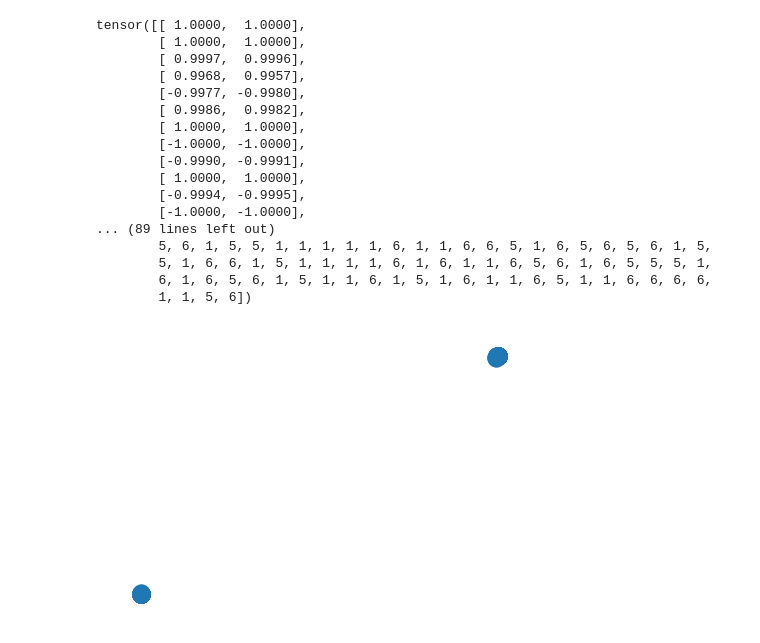
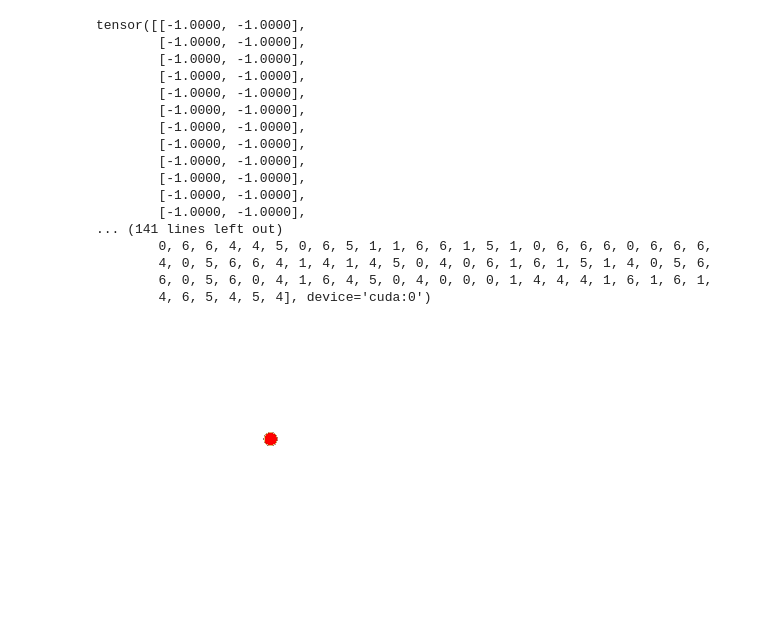
Before and after one commit to wzjoriv/Lign, a Jupyter notebook: LIGN.ipynb, the cells around one changed output. Cells and saved outputs as stored; diff of their text form; code cells hidden in the pictures; blank space fills up the shorter version.

```diff
--- a/LIGN.ipynb
+++ b/LIGN.ipynb
@@ -125,19 +126,31 @@ m_reduce_func = fn.sum(msg='m', out='h')
 ########### Create Model ############
 
 #constant parameters
-DIST_VEC_SIZE = 10
-NUMBER_OF_LABELS = 7
+DIST_VEC_SIZE = 2
+NUMBER_OF_LABELS = th.unique(ds_g.ndata["t_labels"]).size(0)
+k_NEIGHBOR = 1
 
 model = LIGN(ds_features.size()[1], DIST_VEC_SIZE).to(device)
-knn = KNeighborsClassifier(n_neighbors=3)
+knn = KNeighborsClassifier(n_neighbors=k_NEIGHBOR)
 opt = th.optim.Adam(model.parameters(), lr=1e-3)# only run once
 # %%
 #training
 
-train_g = ds_g.subgraph(ds_g.nodes()[:int(len(ds_g) * .80)])#80 percent of all the nodes
+train_g = ds_g.subgraph(ds_g.nodes()[:int(len(ds_g) * 1)])#800 percent of all the nodes
 test_g = ds_g.subgraph(ds_g.nodes()[int(len(ds_g) * .80):]) #20 percent labeled nodes for knn
 train_g.copy_from_parent()
 test_g.copy_from_parent()
+
+#both dataset should include all labels
+while th.unique(train_g.ndata["t_labels"]).size(0) != th.unique(test_g.ndata["t_labels"]).size(0):
+    c=th.randperm(len(ds_g.nodes())) #shuffle
+    ds_g.nodes =ds_g.nodes()[c]
+
+    train_g = ds_g.subgraph(ds_g.nodes()[:int(len(ds_g) * 1)])#100 percent of all the nodes
+    test_g = ds_g.subgraph(ds_g.nodes()[int(len(ds_g) * .80):]) #20 percent labeled nodes for knn
+    train_g.copy_from_parent()
+    test_g.copy_from_parent()
+
 
 possible_lab = list(range(NUMBER_OF_LABELS))
 rand.shuffle(possible_lab) #set random order for how labels are added
@@ -146,7 +159,7 @@ curr_used_lab = 0
 
 EPOCH = 50
 EPOCH_SIZE = 0
-INIT_NUM_LAB = 2 #most be at least 1
+INIT_NUM_LAB = 2 #must be at least 1
 
 model.train()
 
@@ -168,6 +181,7 @@ for epoch in range(EPOCH):
     print("> " + str(epoch))
     c=th.randperm(len(selected_nodes)) #shuffle
     selected_nodes=selected_nodes[c]
+
     epoch_nodes = selected_nodes[:EPOCH_SIZE] #selected 20% of random nodes to train with at each epoch
 
     error = []
@@ -322,40 +337,55 @@ Accuracy: 0.6585879873551106
 # %%
 ds_g.ndata['features'][:10].size(1)
 # %%
-sub_graph1 = train_g.subgraph(epoch_nodes[:100])
+num_look = 150
+
+sub_graph1 = train_g.subgraph(selected_nodes[:num_look])
 sub_graph1.copy_from_parent()
 sub_graph1.register_message_func(m_func)
 sub_graph1.register_reduce_func(m_reduce_func)
+
+sub_graph2 = test_g.subgraph(out_nodes)
+sub_graph2.copy_from_parent()
+sub_graph2.register_message_func(m_func)
+sub_graph2.register_reduce_func(m_reduce_func)
+
+knn.fit(model(sub_graph2, sub_graph2.ndata['features']).cpu().detach().numpy(), sub_graph2.ndata['t_labels'].cpu().detach().numpy())
+sub_graph1.ndata['p_labels'] = th.LongTensor(knn.predict(model(sub_graph1, sub_graph1.ndata['features']).cpu().detach().numpy())).to(device)
 
 feats = sub_graph1.ndata['features']
 labs = sub_graph1.ndata['t_labels'] #true label
 output = model(sub_graph1, feats)
 print(output)
 print(labs)
 
 from collections import defaultdict
 pos = defaultdict(list)
+cos = []
+cos2 = []
 
-for n in range(100):
+for n in range(num_look):
     pos[n] = (output[n][0].item(), output[n][1].item())
+    cos.append(sub_graph1.ndata['p_labels'][n].item())
+    cos2.append(sub_graph1.ndata['t_labels'][n].item())
 
-nx.draw(sub_graph1.to_networkx(), pos)
+nx.draw_networkx_nodes(sub_graph1.to_networkx(), pos, node_color=cos2, cmap=plt.get_cmap('rainbow'), vmin = float(ds_labels.min().item()), vmax = float(ds_labels.max().item()), node_size=150)
+nx.draw(sub_graph1.to_networkx(), pos, node_color=cos, cmap=plt.get_cmap('rainbow'), vmin = float(ds_labels.min().item()), vmax = float(ds_labels.max().item()), node_size=100)
 # %% [output]
-tensor([[ 1.0000,  1.0000],
-        [ 1.0000,  1.0000],
-        [ 0.9997,  0.9996],
-        [ 0.9968,  0.9957],
-        [-0.9977, -0.9980],
-        [ 0.9986,  0.9982],
-        [ 1.0000,  1.0000],
+tensor([[-1.0000, -1.0000],
         [-1.0000, -1.0000],
-        [-0.9990, -0.9991],
-        [ 1.0000,  1.0000],
-        [-0.9994, -0.9995],
         [-1.0000, -1.0000],
-... (89 lines left out)
-        5, 6, 1, 5, 5, 1, 1, 1, 1, 1, 6, 1, 1, 6, 6, 5, 1, 6, 5, 6, 5, 6, 1, 5,
-        5, 1, 6, 6, 1, 5, 1, 1, 1, 1, 6, 1, 6, 1, 1, 6, 5, 6, 1, 6, 5, 5, 5, 1,
-        6, 1, 6, 5, 6, 1, 5, 1, 1, 6, 1, 5, 1, 6, 1, 1, 6, 5, 1, 1, 6, 6, 6, 6,
-        1, 1, 5, 6])
+        [-1.0000, -1.0000],
+        [-1.0000, -1.0000],
+        [-1.0000, -1.0000],
+        [-1.0000, -1.0000],
+        [-1.0000, -1.0000],
+        [-1.0000, -1.0000],
+        [-1.0000, -1.0000],
+        [-1.0000, -1.0000],
+        [-1.0000, -1.0000],
+... (141 lines left out)
+        0, 6, 6, 4, 4, 5, 0, 6, 5, 1, 1, 6, 6, 1, 5, 1, 0, 6, 6, 6, 0, 6, 6, 6,
+        4, 0, 5, 6, 6, 4, 1, 4, 1, 4, 5, 0, 4, 0, 6, 1, 6, 1, 5, 1, 4, 0, 5, 6,
+        6, 0, 5, 6, 0, 4, 1, 6, 4, 5, 0, 4, 0, 0, 0, 1, 4, 4, 4, 1, 6, 1, 6, 1,
+        4, 6, 5, 4, 5, 4], device='cuda:0')
-[figure, old version]
+[figure, new version]
```
Also changed, not shown: parts of 4 cells of this notebook.
